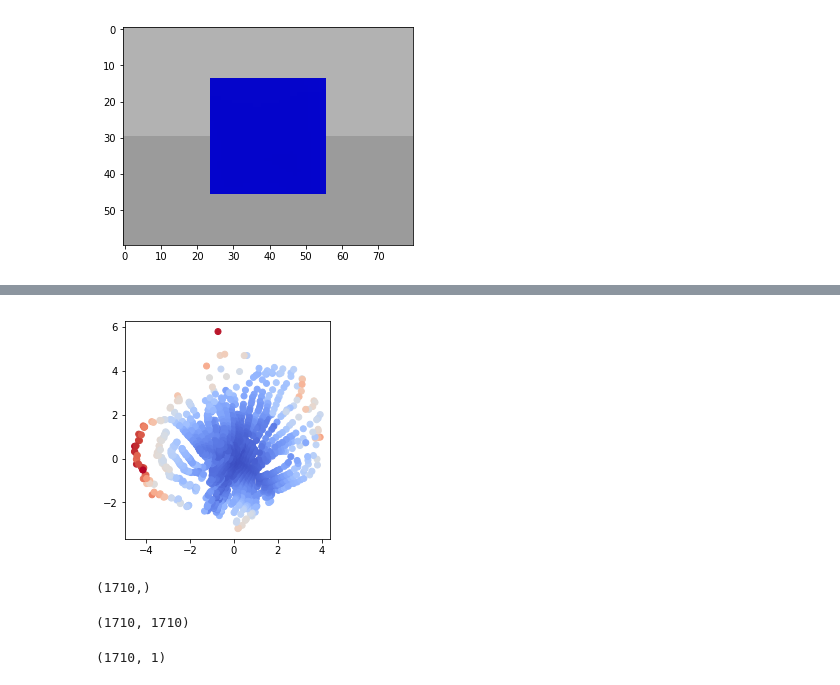
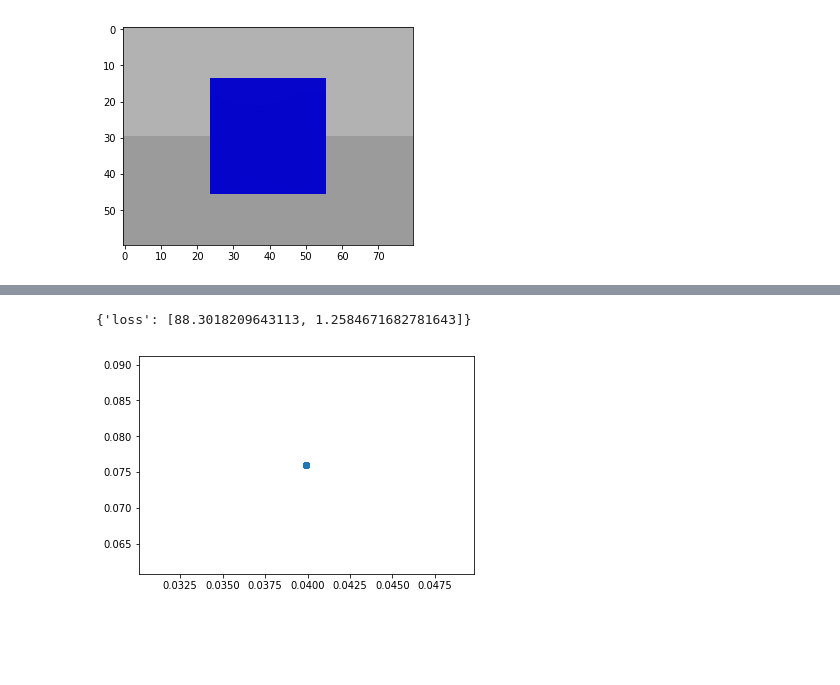
Before and after one commit to tik0/2019_QUT_DAAD_DEMO, a Jupyter notebook: catkin_ws/notebooks/ICM_rubiks_simple.ipynb, the cells around one changed output, grey strips where cells are left out. Saved outputs shown, nothing was run; the diff lists cells and outputs as text; code cells hidden in the pictures; blank space fills up the shorter version.

```diff
--- a/catkin_ws/notebooks/ICM_rubiks_simple.ipynb
+++ b/catkin_ws/notebooks/ICM_rubiks_simple.ipynb
@@ -177,7 +223,0 @@ ________________________________________________________________________________
-# %%
-# Train
-vae.fit(X_train,
-        shuffle=True,
-        epochs=epochs,
-        batch_size=batch_size,
-        verbose = 1)
@@ -269,25 +224,21 @@ print(x_std_test_encoded.shape)
-# %%
-# Plot the resampled std deviations
-#X, Y = np.meshgrid(np.arange(0,len(grid_x)), np.arange(0,len(grid_y)))
-x_encoded_logvar = model_obj.get_encoder_logvar([encoder[0][0]]).predict(X_train, batch_size=batch_size)
-#x_encoded_mean = model_obj.get_encoder_mean([encoder[0][0]]).predict(X_train, batch_size=batch_size)
-#X, Y = np.meshgrid(x_encoded_mean[:,0], x_encoded_mean[:,1])
-x_encoded_logvar_viz = np.sum(np.exp(x_encoded_logvar), axis = 1)
-plt.scatter(x_encoded_mean[:,0], x_encoded_mean[:,1], c=x_encoded_logvar_viz, cmap='coolwarm', vmin=x_encoded_logvar_viz.min(), vmax=x_encoded_logvar_viz.max())
-#plt.colorbar()
-plt.axis("image")
-plt.show()
-# %% [output]
-[figure, removed]
-# %%
-print(np.sum(np.exp(x_encoded_logvar), axis = 1).shape)
-# %% [output]
-(1710,)
-# %%
-X.shape
-# %% [output]
-(1710, 1710)
-# %%
-np.ones((len(X_train),1)).shape
-# %% [output]
-(1710, 1)
+# %%
+# Train
+X_train_s1_flatten = X_train_s1.reshape((X_train_s1.shape[0], np.prod(X_train_s1.shape[1:])))
+X_train_s2_flatten = X_train_s2.reshape((X_train_s2.shape[0], np.prod(X_train_s2.shape[1:])))
+h = icm_model.fit([X_train_s1_flatten,
+               X_train_s2_flatten,
+               X_train_actions],
+        shuffle=True,
+        epochs=2,
+        batch_size=batch_size,
+        verbose = 0)
+print(h.history)
+# %% [output]
+{'loss': [88.3018209643113, 1.2584671682781643]}
+# %%
+X_train_flatten = X_train.reshape((X_train.shape[0], np.prod(X_train.shape[1:])))
+X_train_feat = feat_model_s1.predict(X_train_flatten)
+plt.scatter(X_train_feat[:,0], X_train_feat[:,1])
+plt.show()
+# %% [output]
+[figure, added]
```
Also changed, not shown: parts of 11 cells of this notebook.
